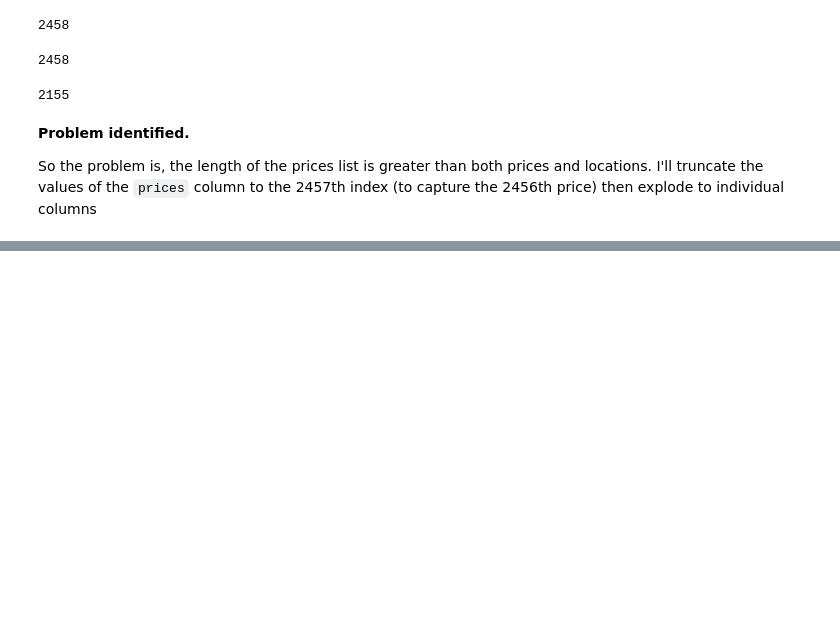
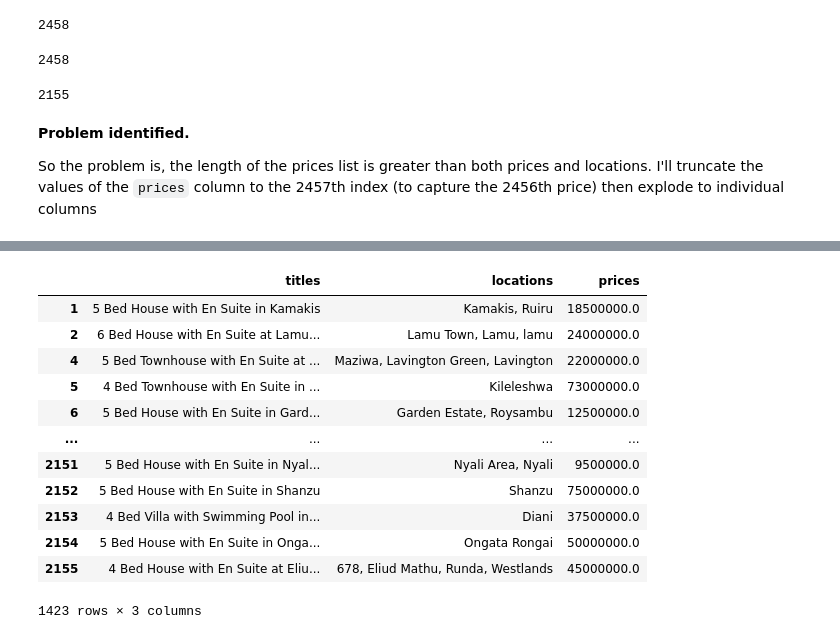
Before and after one commit to dkkinyua/house-data-scraping, a Jupyter notebook: clean_data.ipynb, the cells around one changed output, grey strips where cells are left out. Saved outputs shown, nothing was run; the diff lists cells and outputs as text; code cells hidden in the pictures; blank space fills up the shorter version.

```diff
--- a/clean_data.ipynb
+++ b/clean_data.ipynb
@@ -68,0 +188,18 @@ ValueError: columns must have matching element counts
+# %%
+# Let's get all medium priced houses and convert them into a df
+filt2 = (df['prices'] <= 75000000) & (df['prices'] > 5000000)
+df.loc[filt2]
+# %% [output]
+|  | titles | locations | prices |
+| 1 | 5 Bed House with En Suite in Kamakis | Kamakis, Ruiru | 18500000.0 |
+| 2 | 6 Bed House with En Suite at Lamu... | Lamu Town, Lamu, lamu | 24000000.0 |
+| 4 | 5 Bed Townhouse with En Suite at ... | Maziwa, Lavington Green, Lavington | 22000000.0 |
+| 5 | 4 Bed Townhouse with En Suite in ... | Kileleshwa | 73000000.0 |
+| 6 | 5 Bed House with En Suite in Gard... | Garden Estate, Roysambu | 12500000.0 |
+| ... | ... | ... | ... |
+| 2151 | 5 Bed House with En Suite in Nyal... | Nyali Area, Nyali | 9500000.0 |
+| 2152 | 5 Bed House with En Suite in Shanzu | Shanzu | 75000000.0 |
+| 2153 | 4 Bed Villa with Swimming Pool in... | Diani | 37500000.0 |
+| 2154 | 5 Bed House with En Suite in Onga... | Ongata Rongai | 50000000.0 |
+| 2155 | 4 Bed House with En Suite at Eliu... | 678, Eliud Mathu, Runda, Westlands | 45000000.0 |
+1423 rows × 3 columns
```
Also changed, not shown: parts of 24 cells of this notebook.
